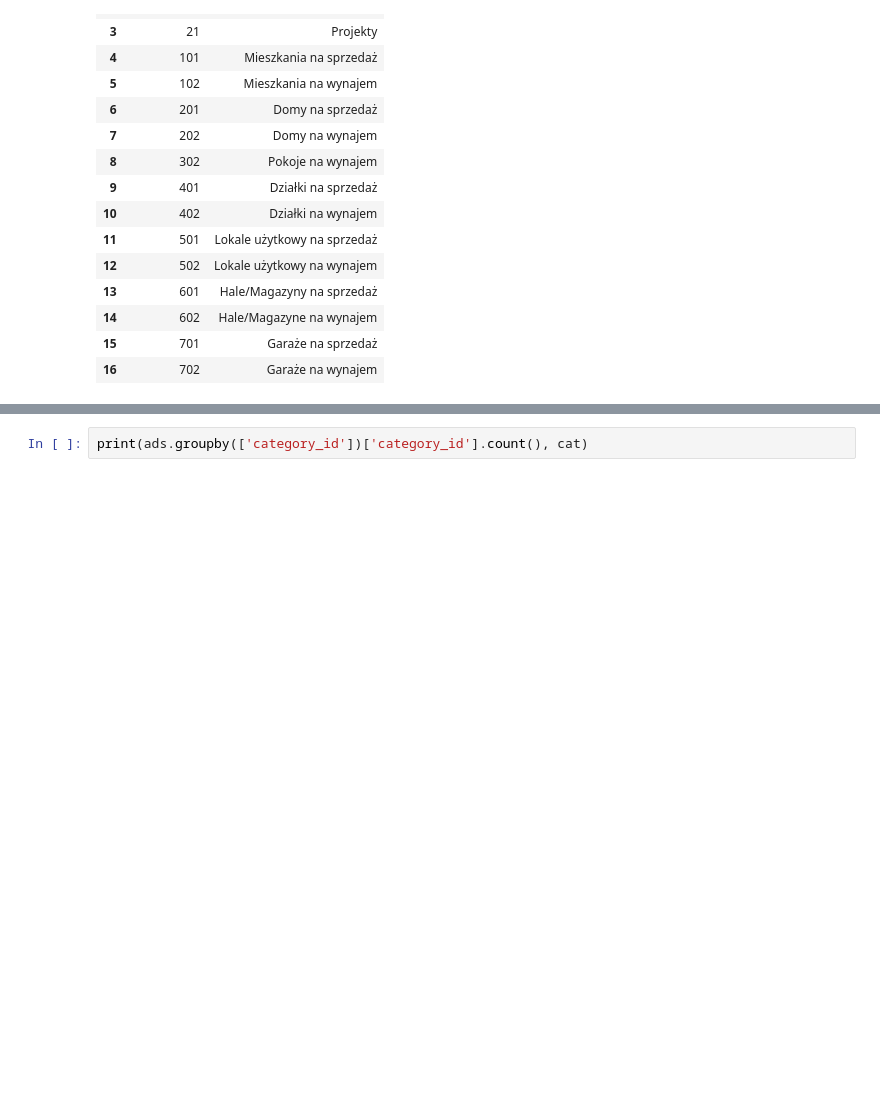
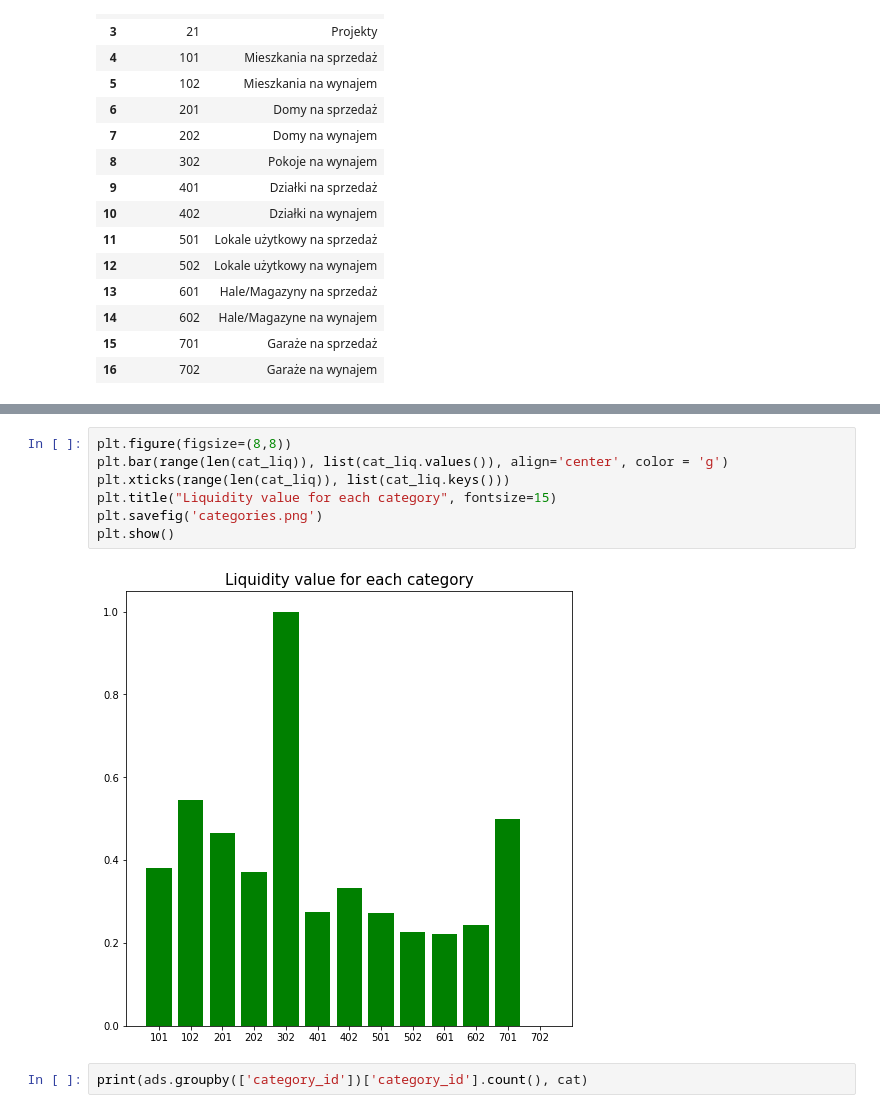
Before and after one commit to agnieszkajaniak/olx, a Jupyter notebook: Zadanie rekrutacyjne Otodom Product Analyst.ipynb, the cells around one changed output, grey strips where cells are left out. Cells and saved outputs as stored; diff of their text form; blank space fills up the shorter version.

```diff
--- a/Zadanie rekrutacyjne Otodom Product Analyst.ipynb
+++ b/Zadanie rekrutacyjne Otodom Product Analyst.ipynb
@@ -158,3 +127,12 @@ TypeError: 'DataFrame' object is not callable
+# %%
+plt.figure(figsize=(8,8))
+plt.bar(range(len(cat_liq)), list(cat_liq.values()), align='center', color = 'g')
+plt.xticks(range(len(cat_liq)), list(cat_liq.keys()))
+plt.title("Liquidity value for each category", fontsize=15)
+plt.savefig('categories.png')
+plt.show()
+# %% [output]
+[figure, added]
 # %%
 print(ads.groupby(['category_id'])['category_id'].count(), cat)
 # %% [output]
```
Also changed, not shown: parts of 48 cells of this notebook, 5 other files.
